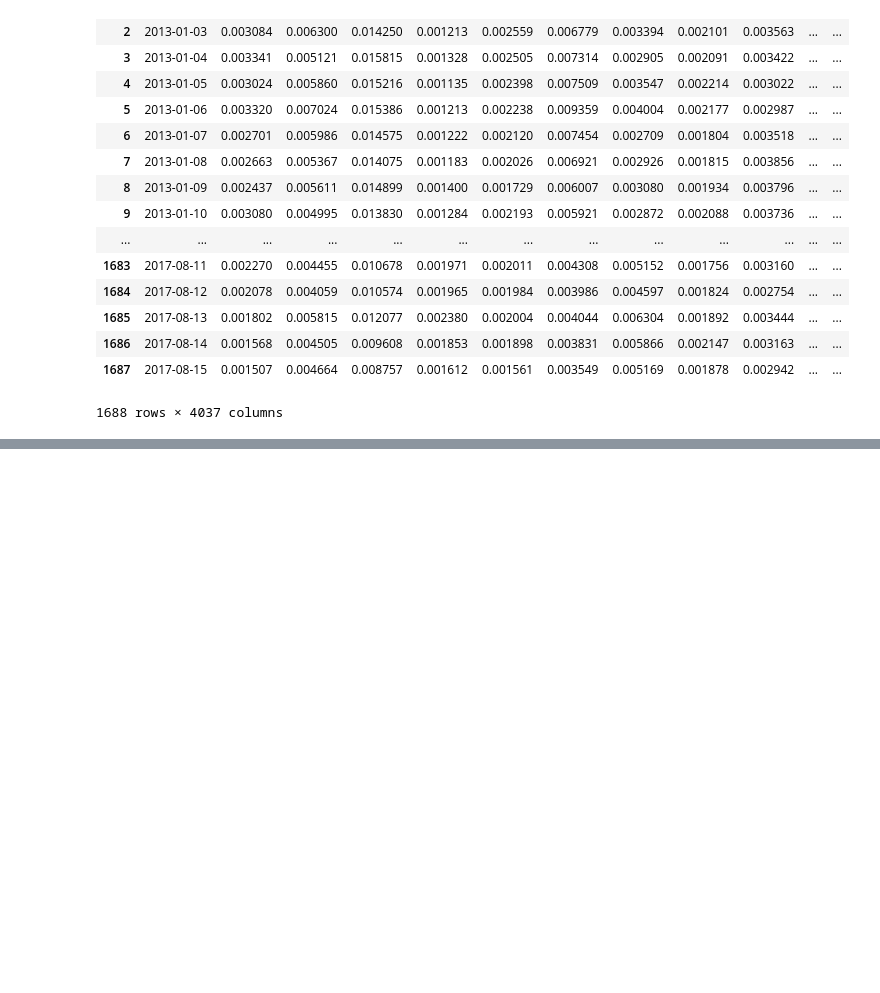
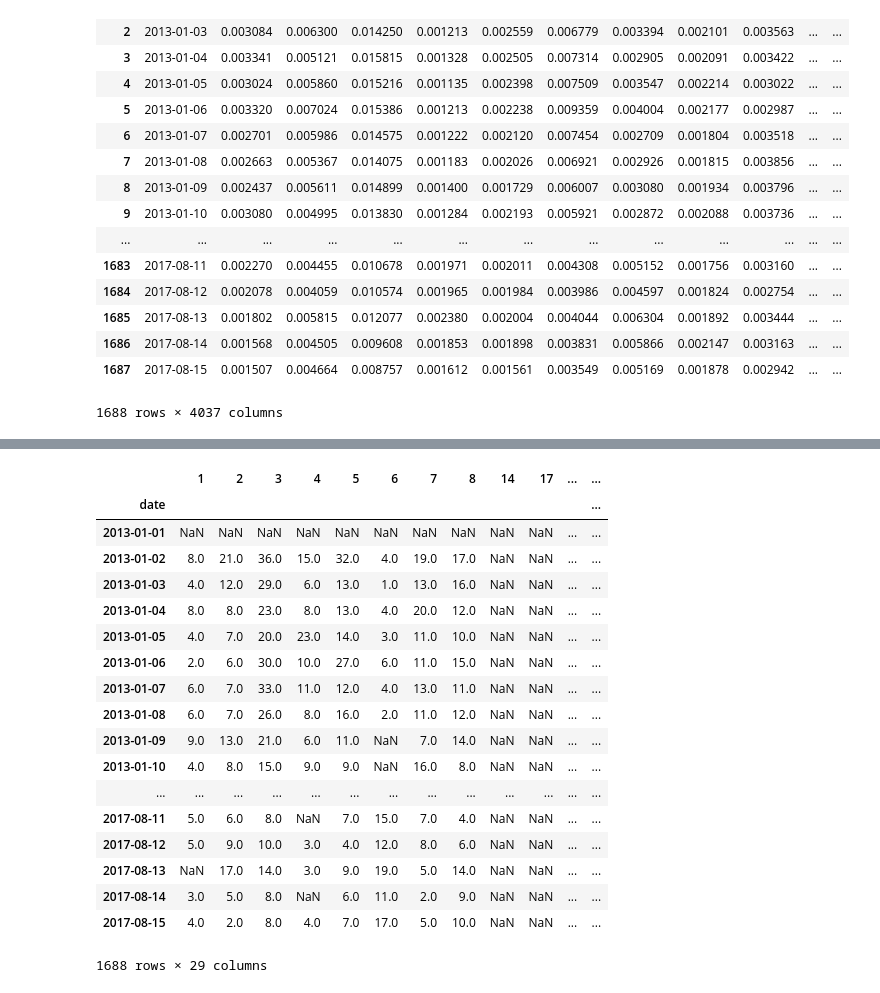
Before and after one commit to erstrong/FavoritaGrocery, a Jupyter notebook: cleanup/cleanse train.ipynb, the cells around one changed output, grey strips where cells are left out. Saved outputs shown, nothing was run; the diff lists cells and outputs as text; code cells hidden in the pictures; blank space fills up the shorter version.

```diff
--- a/cleanup/cleanse train.ipynb
+++ b/cleanup/cleanse train.ipynb
@@ -189,0 +266,33 @@ output.to_csv('items_finalclean.csv', index=False)
+# %%
+filename= '../items/105574.csv'
+df = pd.read_csv(filename)
+df = df.pivot_table(index='date', columns=['store_nbr'], values=['unit_sales'])
+flattened = pd.DataFrame(df.to_records())
+flattened.columns = [hdr.replace("('unit_sales', ","").replace(")", "") for hdr in flattened.columns]
+flattened['date'] =  pd.to_datetime(flattened['date'], format='%Y/%m/%d')
+flattened.set_index('date', inplace=True)
+flattened = flattened.resample('D').mean().reset_index()
+flattened.set_index('date', inplace=True)
+flattened.reset_index()
+
+flattened
+# %% [output]
+|  | 1 | 2 | 3 | 4 | 5 | 6 | 7 | 8 | 14 | 17 | ... | ... |
+| date |  |  |  |  |  |  |  |  |  |  |  | ... |
+| 2013-01-01 | NaN | NaN | NaN | NaN | NaN | NaN | NaN | NaN | NaN | NaN | ... | ... |
+| 2013-01-02 | 8.0 | 21.0 | 36.0 | 15.0 | 32.0 | 4.0 | 19.0 | 17.0 | NaN | NaN | ... | ... |
+| 2013-01-03 | 4.0 | 12.0 | 29.0 | 6.0 | 13.0 | 1.0 | 13.0 | 16.0 | NaN | NaN | ... | ... |
+| 2013-01-04 | 8.0 | 8.0 | 23.0 | 8.0 | 13.0 | 4.0 | 20.0 | 12.0 | NaN | NaN | ... | ... |
+| 2013-01-05 | 4.0 | 7.0 | 20.0 | 23.0 | 14.0 | 3.0 | 11.0 | 10.0 | NaN | NaN | ... | ... |
+| 2013-01-06 | 2.0 | 6.0 | 30.0 | 10.0 | 27.0 | 6.0 | 11.0 | 15.0 | NaN | NaN | ... | ... |
+| 2013-01-07 | 6.0 | 7.0 | 33.0 | 11.0 | 12.0 | 4.0 | 13.0 | 11.0 | NaN | NaN | ... | ... |
+| 2013-01-08 | 6.0 | 7.0 | 26.0 | 8.0 | 16.0 | 2.0 | 11.0 | 12.0 | NaN | NaN | ... | ... |
+| 2013-01-09 | 9.0 | 13.0 | 21.0 | 6.0 | 11.0 | NaN | 7.0 | 14.0 | NaN | NaN | ... | ... |
+| 2013-01-10 | 4.0 | 8.0 | 15.0 | 9.0 | 9.0 | NaN | 16.0 | 8.0 | NaN | NaN | ... | ... |
+| ... | ... | ... | ... | ... | ... | ... | ... | ... | ... | ... | ... | ... |
+| 2017-08-11 | 5.0 | 6.0 | 8.0 | NaN | 7.0 | 15.0 | 7.0 | 4.0 | NaN | NaN | ... | ... |
+| 2017-08-12 | 5.0 | 9.0 | 10.0 | 3.0 | 4.0 | 12.0 | 8.0 | 6.0 | NaN | NaN | ... | ... |
+| 2017-08-13 | NaN | 17.0 | 14.0 | 3.0 | 9.0 | 19.0 | 5.0 | 14.0 | NaN | NaN | ... | ... |
+| 2017-08-14 | 3.0 | 5.0 | 8.0 | NaN | 6.0 | 11.0 | 2.0 | 9.0 | NaN | NaN | ... | ... |
+| 2017-08-15 | 4.0 | 2.0 | 8.0 | 4.0 | 7.0 | 17.0 | 5.0 | 10.0 | NaN | NaN | ... | ... |
+1688 rows × 29 columns
```
Also changed, not shown: parts of 11 cells of this notebook, 12 other files.
